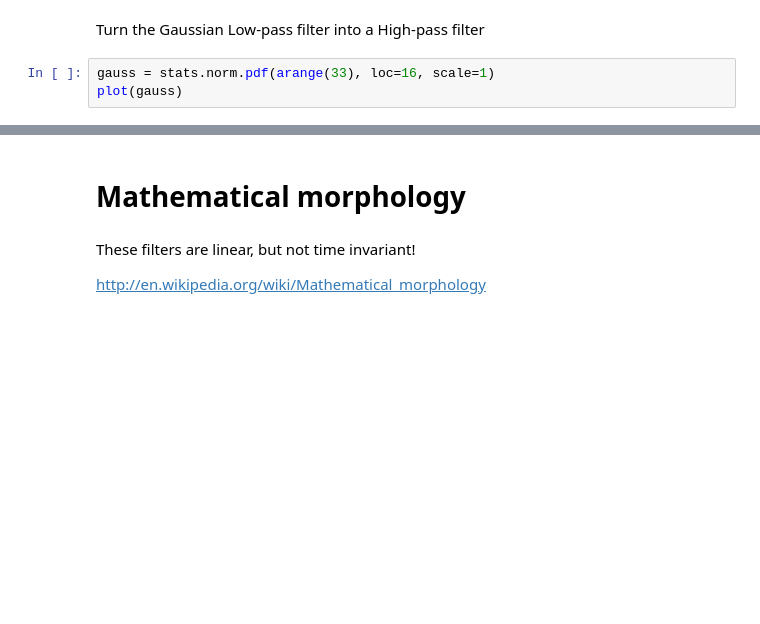
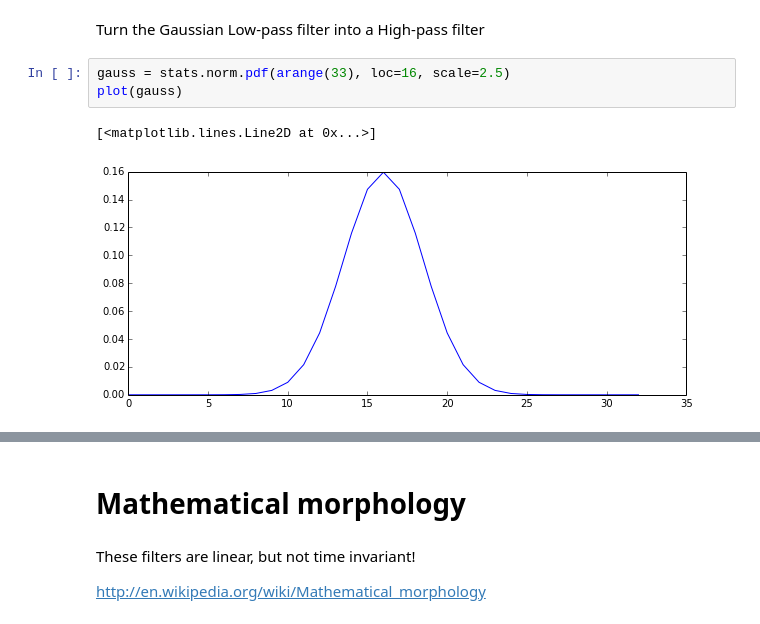
Before and after one commit to mantaraya36/201A-ipython, a Jupyter notebook: Image Filters.ipynb, the cells around one changed output, grey strips where cells are left out. Saved outputs shown, nothing was run; the diff lists cells and outputs as text; blank space fills up the shorter version.

```diff
--- a/Image Filters.ipynb
+++ b/Image Filters.ipynb
@@ -222,8 +329,11 @@ imshow2(c)
 # %% [markdown]
 Turn the Gaussian Low-pass filter into a High-pass filter
 # %%
-gauss = stats.norm.pdf(arange(33), loc=16, scale=1)
+gauss = stats.norm.pdf(arange(33), loc=16, scale=2.5)
 plot(gauss)
+# %% [output]
+[<matplotlib.lines.Line2D at 0x...>]
+[figure, added]
 # %%
 sharpen = zeros(33)
 sharpen[16] = 1
```
Also changed, not shown: parts of 77 cells of this notebook.
